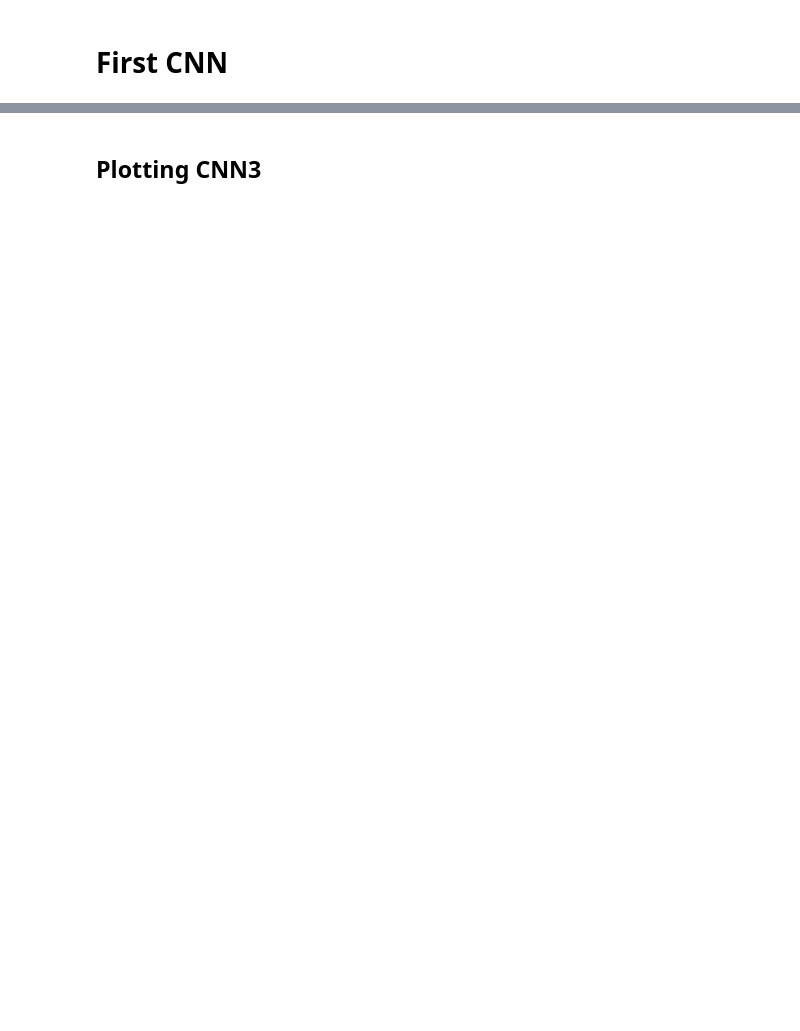
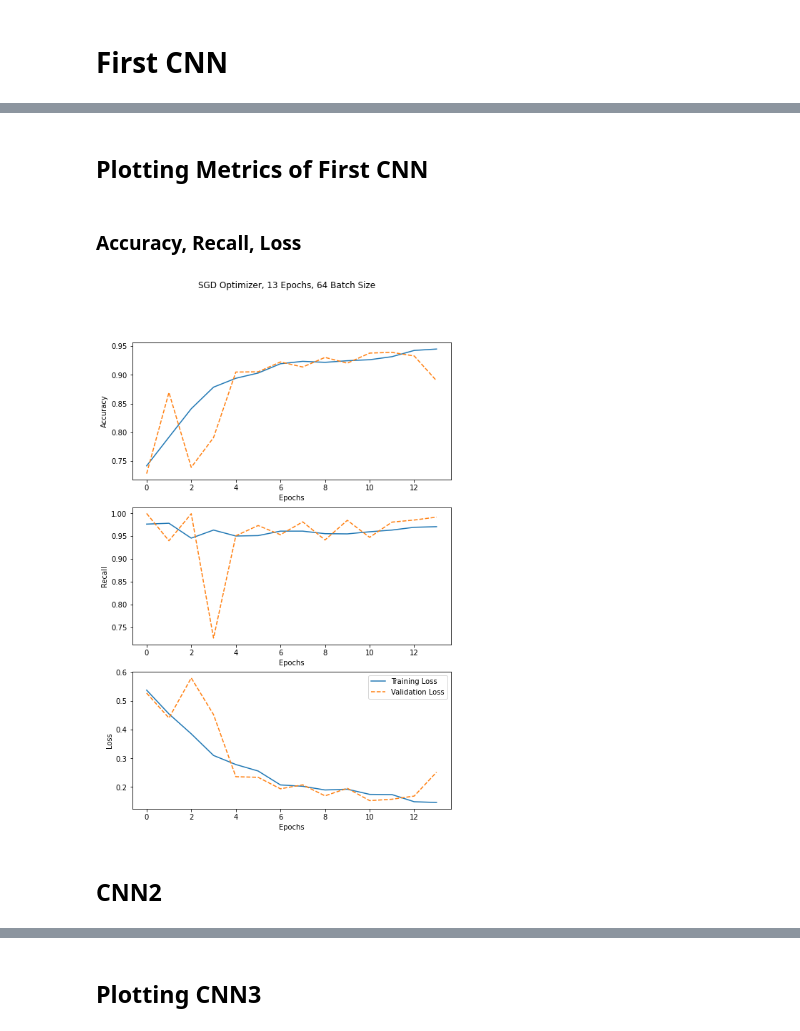
Before and after one commit to Luv2bnanook44/flatiron_phase4_project, a Jupyter notebook: notebooks/svitlana_notebook.ipynb, the cells around one changed output, grey strips where cells are left out. Saved outputs shown, nothing was run; the diff lists cells and outputs as text; code cells hidden in the pictures; blank space fills up the shorter version.

```diff
--- a/notebooks/svitlana_notebook.ipynb
+++ b/notebooks/svitlana_notebook.ipynb
@@ -427,0 +323,10 @@ model_accuracy_val3 = history3.history['val_accuracy']
+# %%
+cnn.compile(optimizer = 'sgd',
+              loss = 'binary_crossentropy',
+              metrics = (['accuracy'], metrics.Recall()))
+# %%
+cnn_hist = cnn.fit(train_images, train_labels,
+                     epochs = 25,
+                     batch_size = 64,
+                     validation_data=(val_images, val_y),
+                     callbacks = [es])
@@ -427,0 +380,40 @@ model_accuracy_val3 = history3.history['val_accuracy']
+# %%
+model_epochs = cnn_hist.epoch
+model_recall_train = cnn_hist.history['recall_14']
+model_recall_val = cnn_hist.history['val_recall_14']
+model_accuracy_train = cnn_hist.history['accuracy']
+model_accuracy_val = cnn_hist.history['val_accuracy']
+model_loss_train = cnn_hist.history['loss']
+model_loss_val = cnn_hist.history['val_loss']
+# %% [markdown]
+## Plotting Metrics of First CNN
+# %% [markdown]
+### Accuracy, Recall, Loss
+# %%
+fig, axs = plt.subplots(3, figsize = (8,12))
+
+plt.suptitle("SGD Optimizer, 13 Epochs, 64 Batch Size")
+
+axs[0].plot(model_epochs, model_accuracy_train, label = 'Training Accuracy')
+axs[0].plot(model_epochs, model_accuracy_val, linestyle = '--', label = 'Validation Accuracy')
+axs[0].set_xlabel("Epochs")
+axs[0].set_ylabel("Accuracy")
+
+
+
+axs[1].plot(model_epochs, model_recall_train, label = 'Training Recall')
+axs[1].plot(model_epochs, model_recall_val, linestyle = '--', label = 'Validation Recall')
+axs[1].set_xlabel("Epochs")
+axs[1].set_ylabel("Recall")
+
+
+
+axs[2].plot(model_epochs, model_loss_train, label = 'Training Loss')
+axs[2].plot(model_epochs, model_loss_val, linestyle = '--', label = 'Validation Loss')
+axs[2].set_xlabel("Epochs")
+axs[2].set_ylabel("Loss")
+plt.legend();
+# %% [output]
+[figure, added]
+# %% [markdown]
+## CNN2
```
Also changed, not shown: parts of 125 cells of this notebook.
